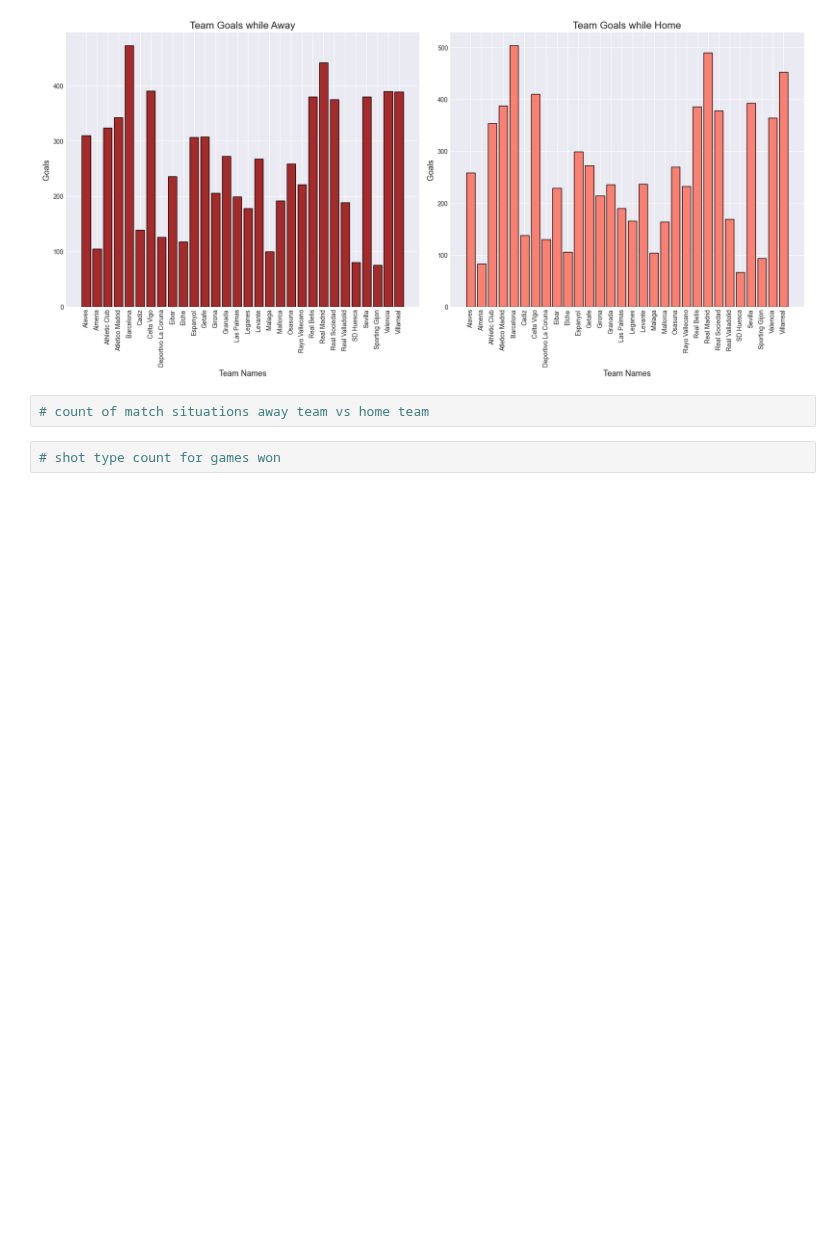
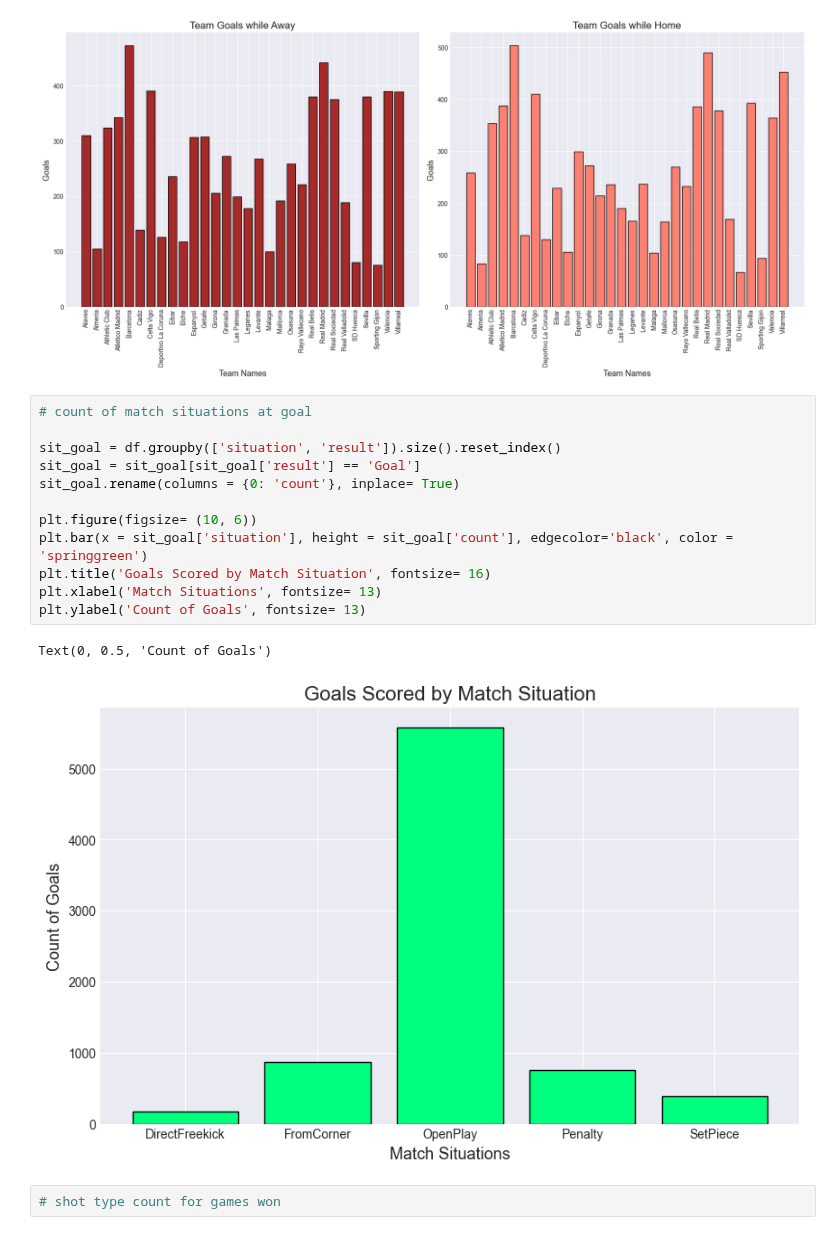
Before and after one commit to smgibson19/ds701_fa25_midterm_challenge_sports, a Jupyter notebook: LALIGA_Analysis_Challenge.ipynb, the cells around one changed output. Cells and saved outputs as stored; diff of their text form; blank space fills up the shorter version.

```diff
--- a/LALIGA_Analysis_Challenge.ipynb
+++ b/LALIGA_Analysis_Challenge.ipynb
@@ -398,8 +398,21 @@ axs[1].set_ylabel('Goals', fontsize= 13)
 # %% [output]
 Text(0, 0.5, 'Goals')
 [figure]
-# %%
-# count of match situations away team vs home team
+# %%
+# count of match situations at goal
+
+sit_goal = df.groupby(['situation', 'result']).size().reset_index()
+sit_goal = sit_goal[sit_goal['result'] == 'Goal']
+sit_goal.rename(columns = {0: 'count'}, inplace= True)
+
+plt.figure(figsize= (10, 6))
+plt.bar(x = sit_goal['situation'], height = sit_goal['count'], edgecolor='black', color = 'springgreen')
+plt.title('Goals Scored by Match Situation', fontsize= 16)
+plt.xlabel('Match Situations', fontsize= 13)
+plt.ylabel('Count of Goals', fontsize= 13)
+# %% [output]
+Text(0, 0.5, 'Count of Goals')
+[figure, added]
 # %%
 # shot type count for games won
 # %%
```
